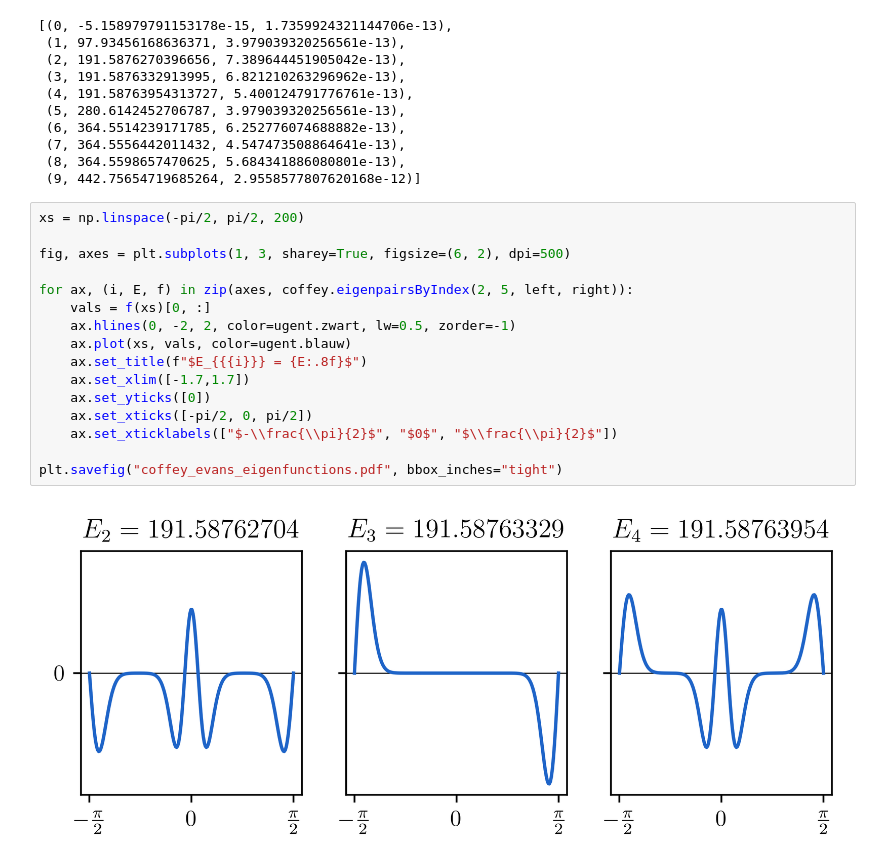
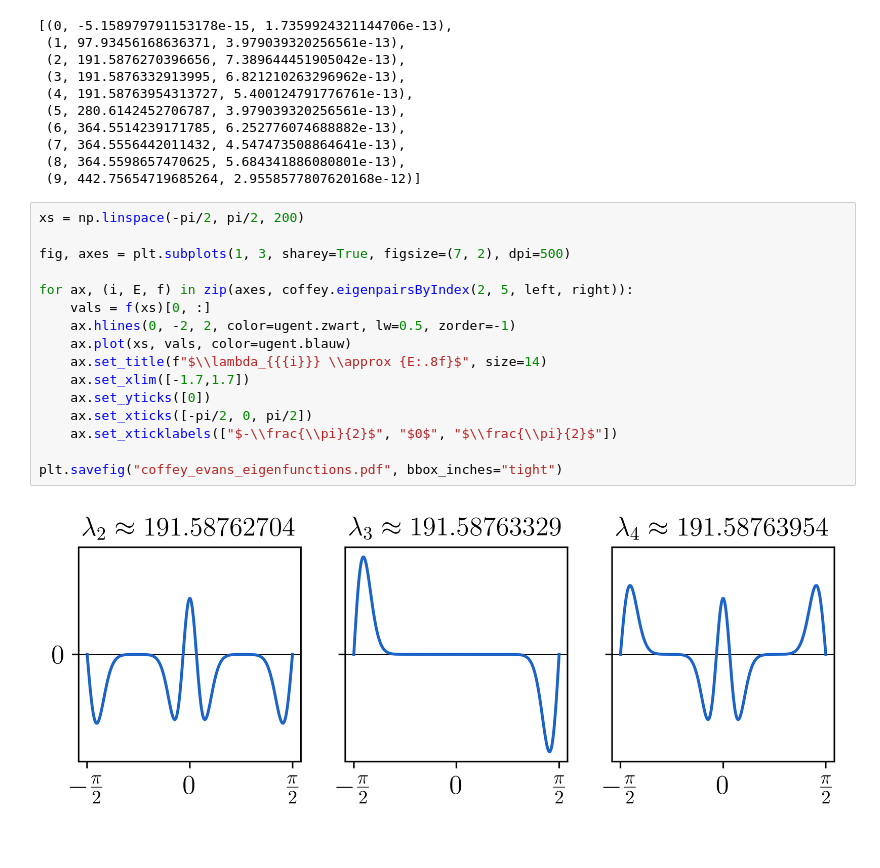
Before and after one commit to toonijn/PhD-thesis, a Jupyter notebook: img/chapter2/pyslise_test/coffey_evans.ipynb, the cells around one changed output. Cells and saved outputs as stored; diff of their text form.

```diff
--- a/img/chapter2/pyslise_test/coffey_evans.ipynb
+++ b/img/chapter2/pyslise_test/coffey_evans.ipynb
@@ -62,18 +62,18 @@ results
 # %%
 xs = np.linspace(-pi/2, pi/2, 200)
 
-fig, axes = plt.subplots(1, 3, sharey=True, figsize=(6, 2), dpi=500)
+fig, axes = plt.subplots(1, 3, sharey=True, figsize=(7, 2), dpi=500)
 
 for ax, (i, E, f) in zip(axes, coffey.eigenpairsByIndex(2, 5, left, right)):
     vals = f(xs)[0, :]
     ax.hlines(0, -2, 2, color=ugent.zwart, lw=0.5, zorder=-1)
     ax.plot(xs, vals, color=ugent.blauw)
-    ax.set_title(f"$E_{{{i}}} = {E:.8f}$")
+    ax.set_title(f"$\\lambda_{{{i}}} \\approx {E:.8f}$", size=14)
     ax.set_xlim([-1.7,1.7])
     ax.set_yticks([0])
     ax.set_xticks([-pi/2, 0, pi/2])
     ax.set_xticklabels(["$-\\frac{\\pi}{2}$", "$0$", "$\\frac{\\pi}{2}$"])
 
 plt.savefig("coffey_evans_eigenfunctions.pdf", bbox_inches="tight")
 # %% [output]
-[figure, old version]
+[figure, new version]
```
Also changed, not shown: parts of 1 cell of this notebook, 11 other files.
